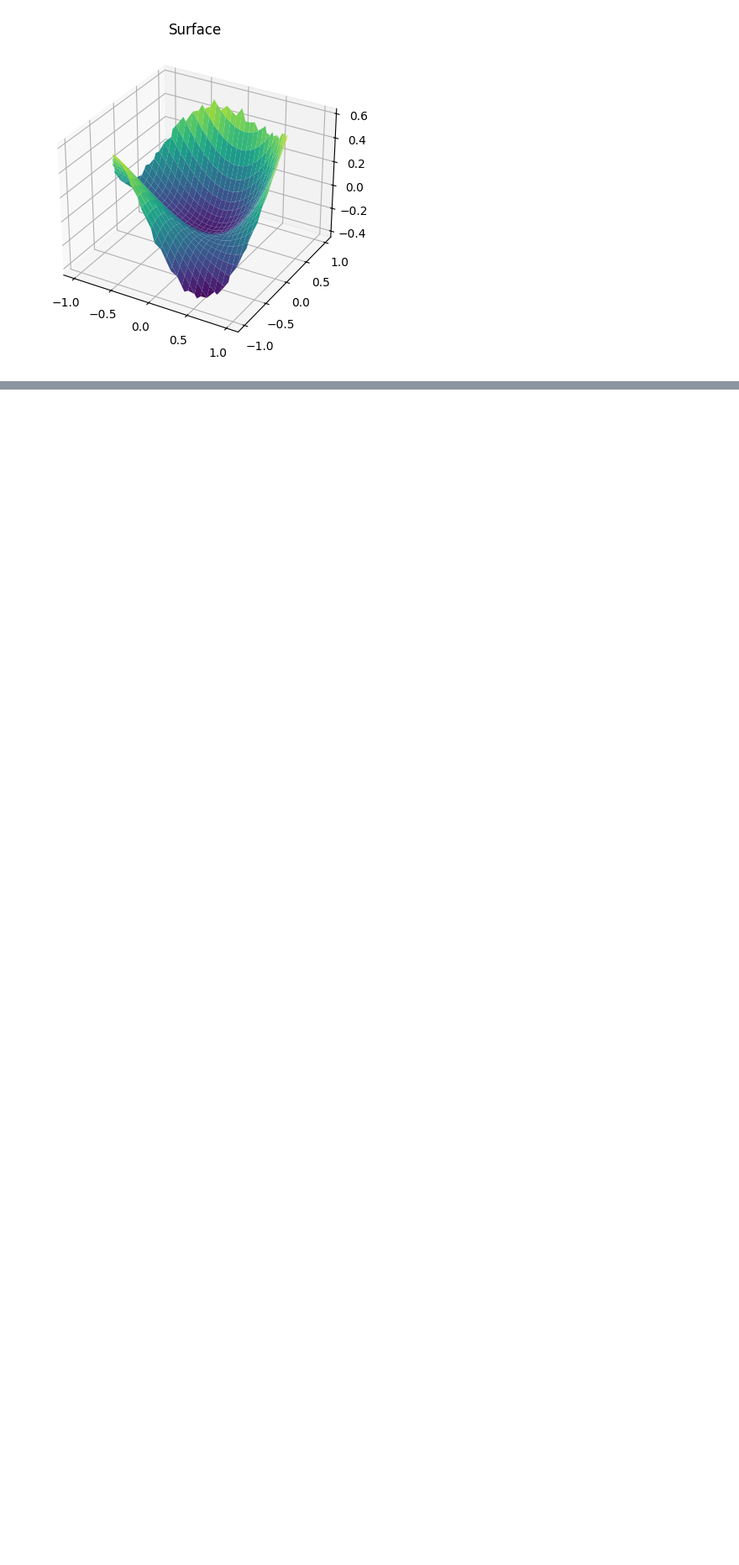
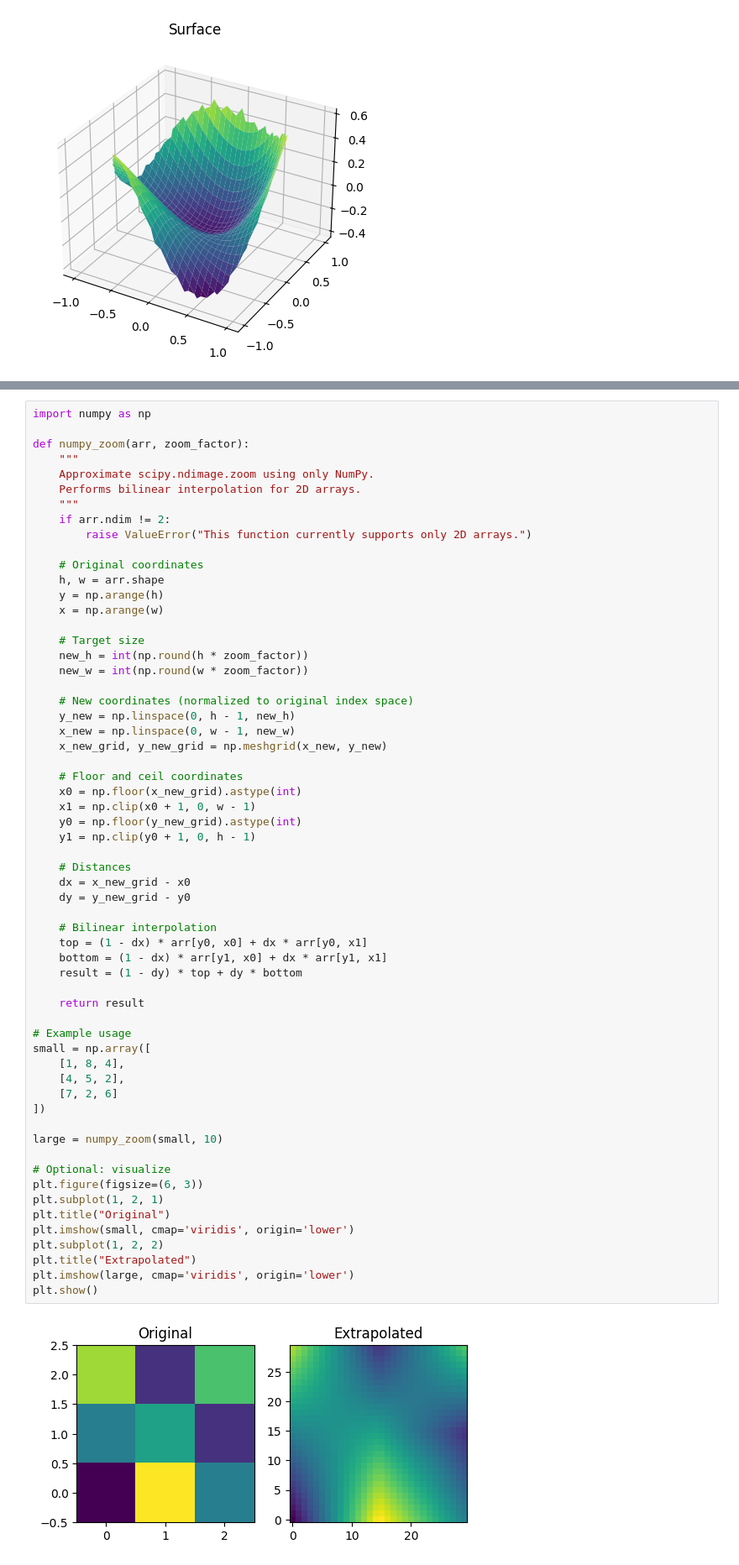
Before and after one commit to abhisheknaik96/minimal_ao_simulator, a Jupyter notebook: test.ipynb, the cells around one changed output, grey strips where cells are left out. Shown at 84% size. Saved outputs shown, nothing was run; the diff lists cells and outputs as text; blank space fills up the shorter version.

```diff
--- a/test.ipynb
+++ b/test.ipynb
@@ -254,0 +263,62 @@ Coefficients: [0.   0.   0.   0.25 0.25 0.   0.   0.25 0.   0.25 0.  ]
+# %%
+import numpy as np
+
+def numpy_zoom(arr, zoom_factor):
+    """
+    Approximate scipy.ndimage.zoom using only NumPy.
+    Performs bilinear interpolation for 2D arrays.
+    """
+    if arr.ndim != 2:
+        raise ValueError("This function currently supports only 2D arrays.")
+
+    # Original coordinates
+    h, w = arr.shape
+    y = np.arange(h)
+    x = np.arange(w)
+
+    # Target size
+    new_h = int(np.round(h * zoom_factor))
+    new_w = int(np.round(w * zoom_factor))
+
+    # New coordinates (normalized to original index space)
+    y_new = np.linspace(0, h - 1, new_h)
+    x_new = np.linspace(0, w - 1, new_w)
+    x_new_grid, y_new_grid = np.meshgrid(x_new, y_new)
+
+    # Floor and ceil coordinates
+    x0 = np.floor(x_new_grid).astype(int)
+    x1 = np.clip(x0 + 1, 0, w - 1)
+    y0 = np.floor(y_new_grid).astype(int)
+    y1 = np.clip(y0 + 1, 0, h - 1)
+
+    # Distances
+    dx = x_new_grid - x0
+    dy = y_new_grid - y0
+
+    # Bilinear interpolation
+    top = (1 - dx) * arr[y0, x0] + dx * arr[y0, x1]
+    bottom = (1 - dx) * arr[y1, x0] + dx * arr[y1, x1]
+    result = (1 - dy) * top + dy * bottom
+
+    return result
+
+# Example usage
+small = np.array([
+    [1, 8, 4],
+    [4, 5, 2],
+    [7, 2, 6]
+])
+
+large = numpy_zoom(small, 10)
+
+# Optional: visualize
+plt.figure(figsize=(6, 3))
+plt.subplot(1, 2, 1)
+plt.title("Original")
+plt.imshow(small, cmap='viridis', origin='lower')
+plt.subplot(1, 2, 2)
+plt.title("Extrapolated")
+plt.imshow(large, cmap='viridis', origin='lower')
+plt.show()
+# %% [output]
+[figure, added]
```
Also changed, not shown: parts of 6 cells of this notebook.
